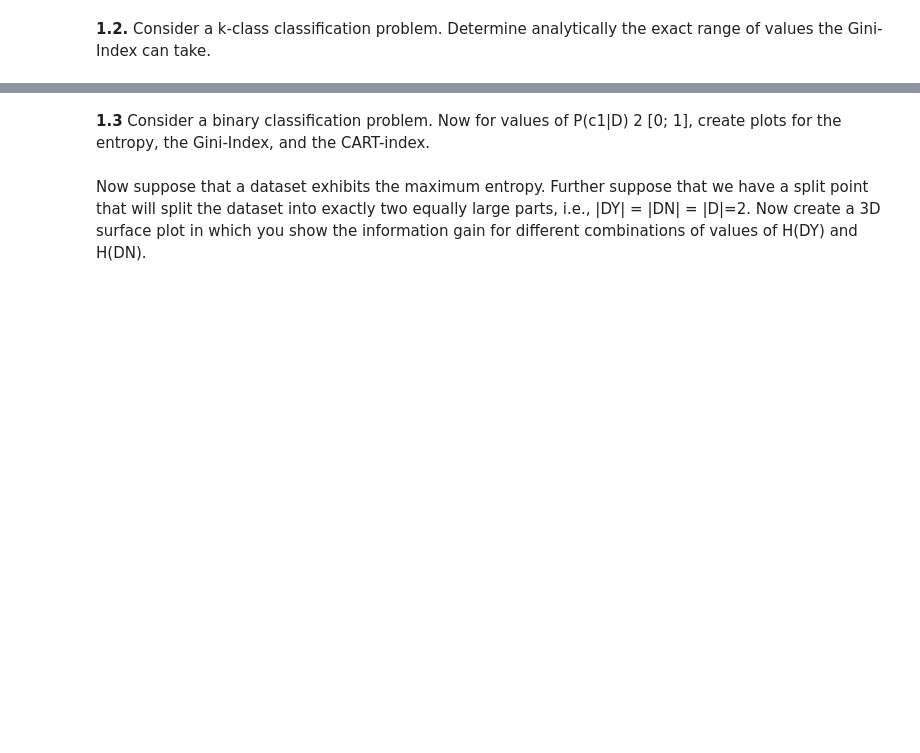
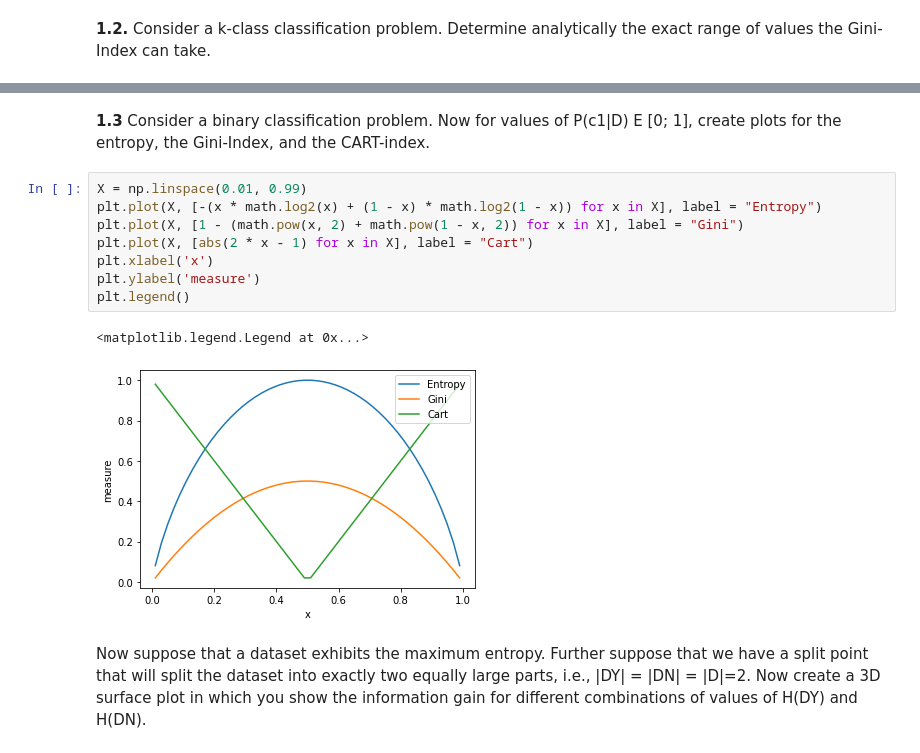
Before and after one commit to davidheay/ML, a Jupyter notebook: Sheets/Sheet 3/Sheet3.ipynb, the cells around one changed output, grey strips where cells are left out. Saved outputs shown, nothing was run; the diff lists cells and outputs as text; blank space fills up the shorter version.

```diff
--- a/Sheets/Sheet 3/Sheet3.ipynb
+++ b/Sheets/Sheet 3/Sheet3.ipynb
@@ -16,6 +66,17 @@ values the Gini-Index can take.
 # %% [markdown]
-**1.3** Consider a binary classification problem. Now for values of P(c1|D) 2 [0; 1], create plots
+**1.3** Consider a binary classification problem. Now for values of P(c1|D) E [0; 1], create plots
 for the entropy, the Gini-Index, and the CART-index.
+# %%
+X = np.linspace(0.01, 0.99)
+plt.plot(X, [-(x * math.log2(x) + (1 - x) * math.log2(1 - x)) for x in X], label = "Entropy")
+plt.plot(X, [1 - (math.pow(x, 2) + math.pow(1 - x, 2)) for x in X], label = "Gini")
+plt.plot(X, [abs(2 * x - 1) for x in X], label = "Cart")
+plt.xlabel('x')
+plt.ylabel('measure')
+plt.legend()
+# %% [output]
+<matplotlib.legend.Legend at 0x...>
+[figure, added]
 # %% [markdown]
 Now suppose that a dataset exhibits the maximum entropy. Further suppose that we
 have a split point that will split the dataset into exactly two equally large parts, i.e.,
```
Also changed, not shown: parts of 9 cells of this notebook.
